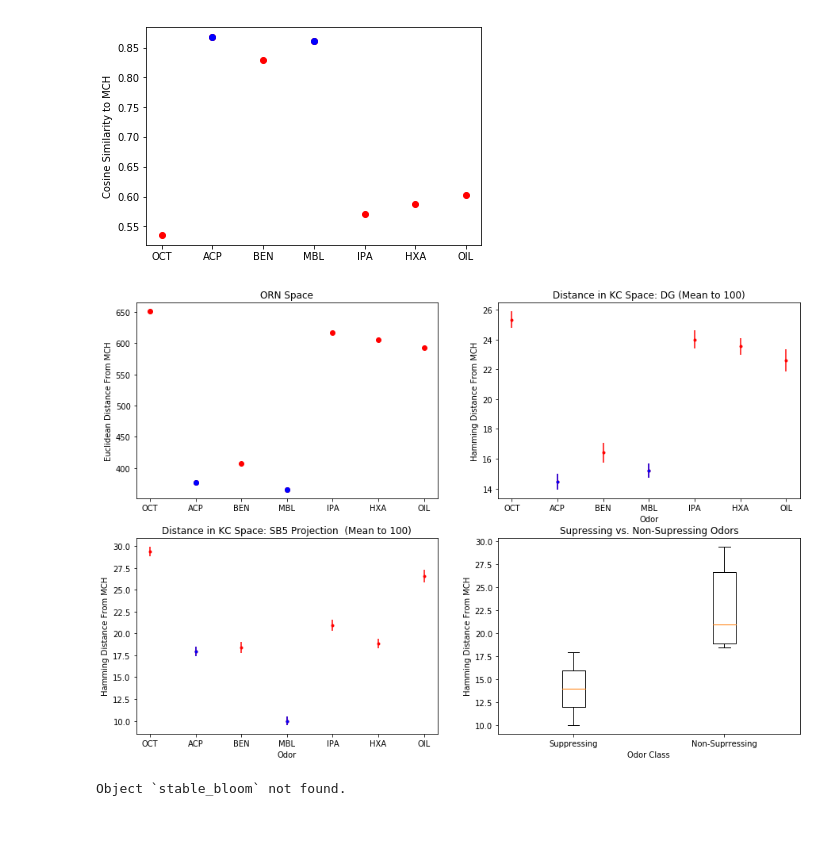
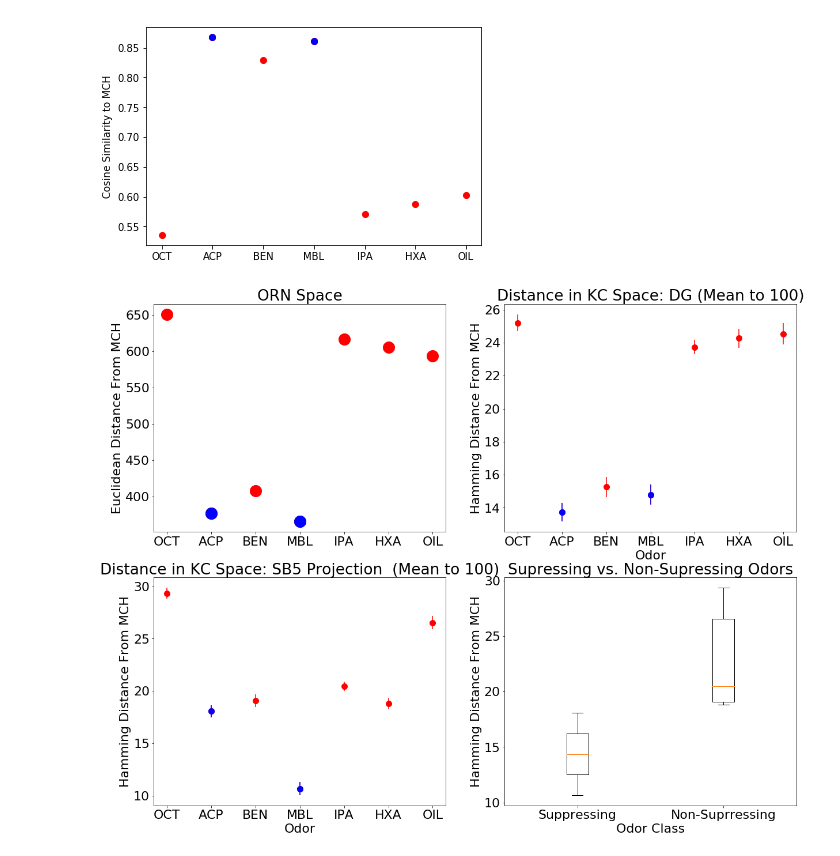
Before and after one commit to TimCSheehan/FLY_LSH, a Jupyter notebook: fly_dat/OdorAnalysis.ipynb, the cells around one changed output. Saved outputs shown, nothing was run; the diff lists cells and outputs as text; code cells hidden in the pictures; blank space fills up the shorter version.

```diff
--- a/fly_dat/OdorAnalysis.ipynb
+++ b/fly_dat/OdorAnalysis.ipynb
@@ -199,12 +230,14 @@ X = np.array(dat_s) # 78 ORNs x 8 Odors
 complete_odors = np.sum(~np.isnan(T(X)),axis=0)==8 # 78
 X_comp = X[complete_odors] # 21 x 8 Odors
 # %%
+rcParams.update({'font.size': 12})
 nCor = np.corrcoef(X_comp,rowvar=False)
 nNoOil = nCor[:-1,:-1]
 plt.imshow(nCor)
 plt.xticks(range(8),dat_s.columns)
 plt.yticks(range(8),dat_s.columns)
+rcParams.update({'font.size': 18})
 plt.colorbar(label = 'Pearsons Correlation')
-plt.title('DoOR Data')
+plt.title('DoOR 2.0 Data')
 plt.show()
 # %% [output]
@@ -424,44 +458,43 @@ plt.show()
 # %% [output]
 [figure]
 # %%
-plt.figure(figsize=(15,10))
+from matplotlib import rcParams
+rcParams.update({'font.size': 22})
+plt.figure(figsize=(20,16))
+ms = 20
 
 plt.subplot(2,2,1)
-plt.plot(x,Xd_euc[1:],'ro')
-plt.plot(oo,Xd_euc[oo],'bo')
+plt.plot(x,Xd_euc[1:],'ro',ms=ms)
+plt.plot(oo,Xd_euc[oo],'bo',ms=ms)
 plt.xticks( x,dat_s.columns[x])
 plt.ylabel('Euclidean Distance From MCH')
 plt.title("ORN Space")
 
 plt.subplot(2,2,2)
 x = np.arange(1,8)
-plt.errorbar(x,np.mean(MCH_hash[:,x],axis=0),yerr=std_err(MCH_hash[:,x]),fmt='r.')
-plt.errorbar(oo,np.mean(MCH_hash[:,oo],axis=0),yerr=std_err(MCH_hash[:,oo]),fmt='b.')
+plt.errorbar(x,np.mean(MCH_hash[:,x],axis=0),yerr=std_err(MCH_hash[:,x]),fmt='r.',ms=ms)
+plt.errorbar(oo,np.mean(MCH_hash[:,oo],axis=0),yerr=std_err(MCH_hash[:,oo]),fmt='b.',ms=ms)
 plt.xticks(x,dat_s.columns[x])
 plt.ylabel('Hamming Distance From MCH')
 plt.xlabel('Odor')
 plt.title('Distance in KC Space: DG (Mean to 100)')
 
 plt.subplot(2,2,3)
 x = np.arange(1,8)
-plt.errorbar(x,np.mean(MCH_hashSB[:,x],axis=0),yerr=std_err(MCH_hash[:,x]),fmt='r.')
-plt.errorbar(oo,np.mean(MCH_hashSB[:,oo],axis=0),yerr=std_err(MCH_hash[:,oo]),fmt='b.')
+plt.errorbar(x,np.mean(MCH_hashSB[:,x],axis=0),yerr=std_err(MCH_hash[:,x]),fmt='r.',ms=ms)
+plt.errorbar(oo,np.mean(MCH_hashSB[:,oo],axis=0),yerr=std_err(MCH_hash[:,oo]),fmt='b.',ms=ms)
 plt.xticks(x,dat_s.columns[x])
 plt.ylabel('Hamming Distance From MCH')
 plt.xlabel('Odor')
 plt.title('Distance in KC Space: '+ SB_str +' Projection  (Mean to 100)')
 
 plt.subplot(2,2,4)
 dbar = [np.mean(MCH_hashSB[:,oo],axis=0),np.mean(MCH_hashSB[:,ox],axis=0)]
 plt.boxplot(dbar)
 plt.xticks([1,2],['Suppressing','Non-Suprressing'])
 plt.xlabel('Odor Class')
 plt.ylabel('Hamming Distance From MCH')
 plt.title('Supressing vs. Non-Supressing Odors')
 plt.show()
 # %% [output]
-[figure, old version]
+[figure, new version]
-# %%
-stable_blo
-# %% [output]
-Object `stable_bloom` not found.
```
Also changed, not shown: parts of 18 cells of this notebook, 1 other file.
